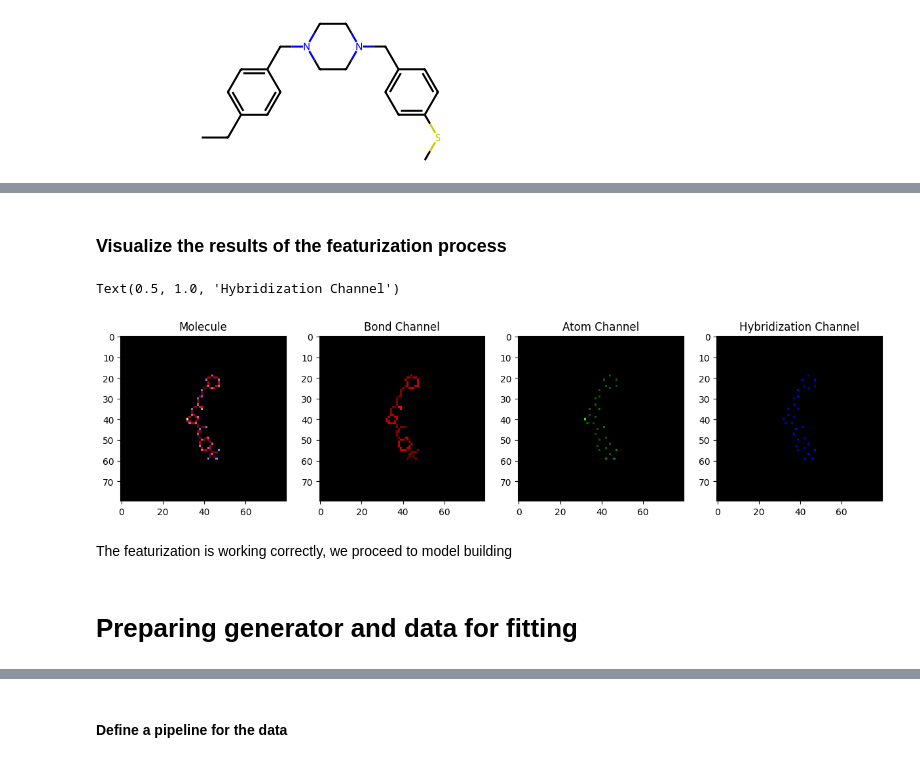
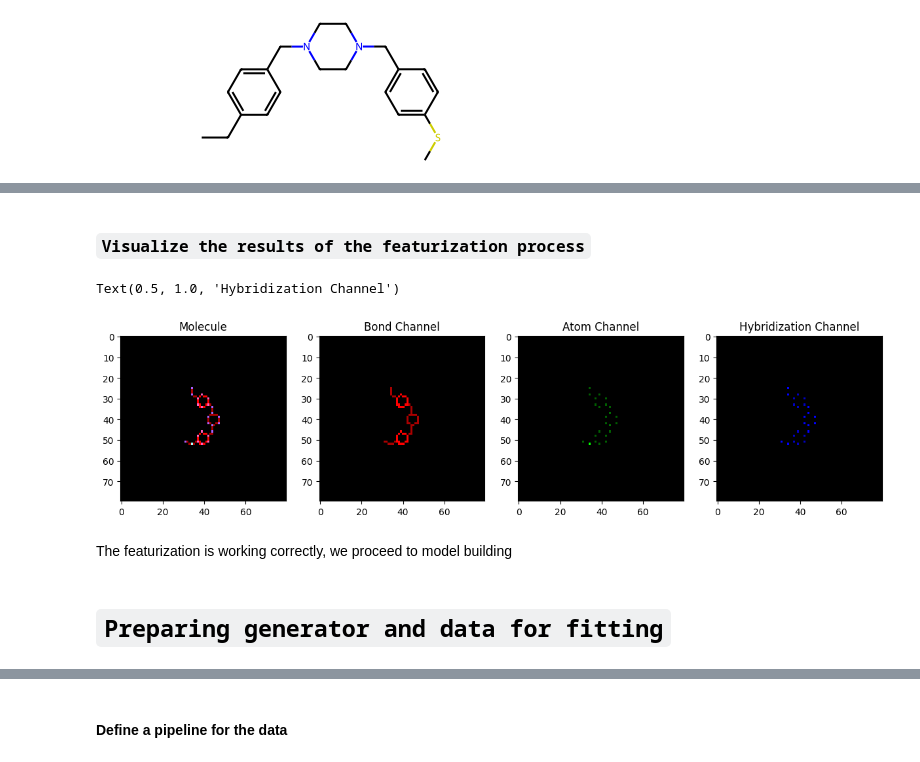
Before and after one commit to Wa-lead/CV_PROJECT, a Jupyter notebook: ChemCeption.ipynb, the cells around one changed output, grey strips where cells are left out. Saved outputs shown, nothing was run; the diff lists cells and outputs as text; code cells hidden in the pictures.

```diff
--- a/ChemCeption.ipynb
+++ b/ChemCeption.ipynb
@@ -45,37 +58,37 @@ featureizer = ChemCeptionizer(embed=20, fuse=True)
 # Featurize the molecules
 train_df["molimage"] = train_df["mol"].apply(featureizer.featurize)
 # %% [markdown]
-### Visualize the results of the featurization process
+### `Visualize the results of the featurization process`
 # %%
 def show_channel(v, channel_ind):
     """
     Returns a copy of the molecule image with only the specified channel
     """
     v_copy = np.zeros(shape=(v.shape[0], v.shape[1], 3))
     if channel_ind >= 3:
         v_copy[:,:,0] = v[:,:,channel_ind]/ np.max(v[:,:,channel_ind])
     else:
         v_copy[:,:,channel_ind] = v[:,:,channel_ind]/ np.max(v[:,:,channel_ind])
     return v_copy
 
 
-sample = train_df["molimage"].iloc[1]
+sample = train_df["molimage"].iloc[0]
 ch1, ch2, ch3 = show_channel(sample, 0), show_channel(sample, 1), show_channel(sample, 2)
 fig, ax = plt.subplots(1, 4, figsize=(15, 15))
 ax[0].imshow(sample)
 ax[1].imshow(ch1)
 ax[2].imshow(ch2)
 ax[3].imshow(ch3)
 ax[0].set_title("Molecule")
 ax[1].set_title("Bond Channel")
 ax[2].set_title("Atom Channel")
 ax[3].set_title("Hybridization Channel")
 # %% [output]
 Text(0.5, 1.0, 'Hybridization Channel')
-[figure, old version]
+[figure, new version]
 # %% [markdown]
 The featurization is working correctly, we proceed to model building
 # %% [markdown]
-# Preparing generator and data for fitting
+# `Preparing generator and data for fitting`
 # %% [markdown]
 ![Alt text](images/Featurizer.png) <br>
```
Also changed, not shown: parts of 52 cells of this notebook, 7 other files.
